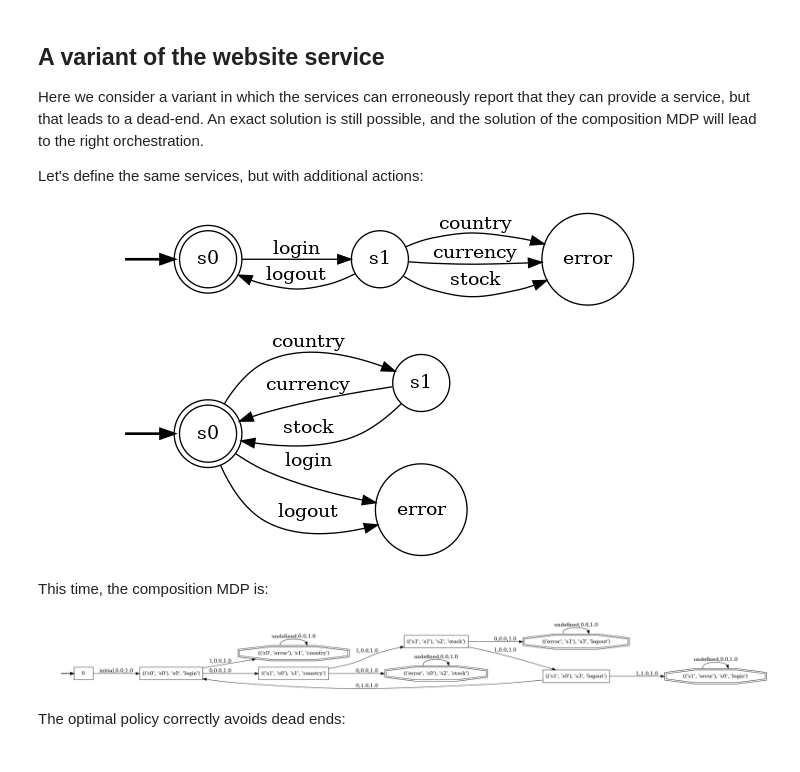
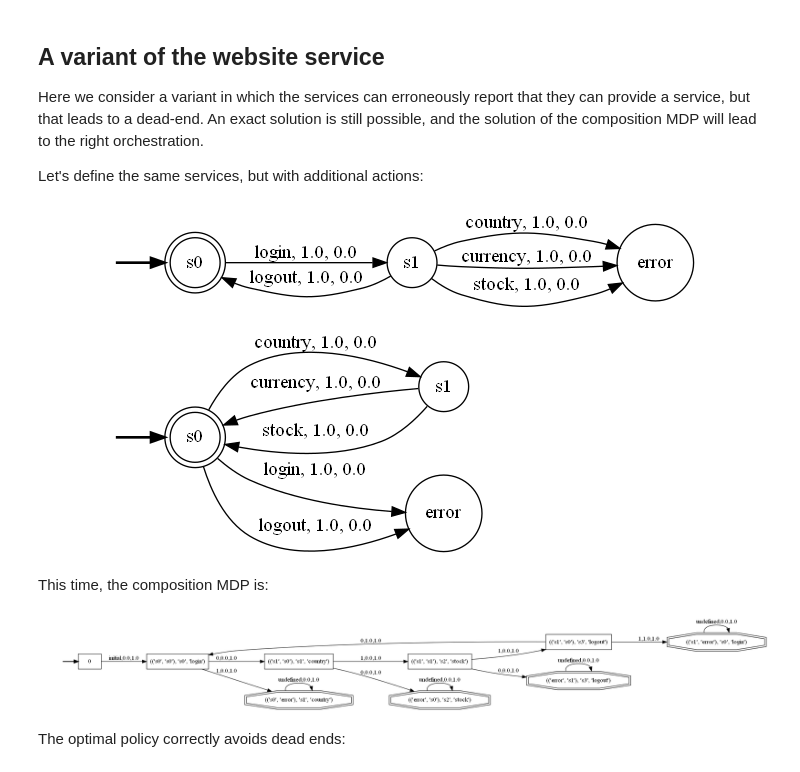
Before and after one commit to luusi/stochastic-service-composition, a Jupyter notebook: docs/notebooks/04-use-cases.ipynb, the cells around one changed output. Drawn from its saved outputs; the diff is of its cells as text; code cells hidden in the pictures.

```diff
--- a/docs/notebooks/04-use-cases.ipynb
+++ b/docs/notebooks/04-use-cases.ipynb
@@ -137,45 +137,45 @@ will lead to the right orchestration.
 Let's define the same services, but with additional
 actions:
 # %%
-login_service = build_service_from_transitions(
+login_service = build_deterministic_service_from_transitions(
     {
         "s0": {
             "login": "s1"
         },
         "s1": {
             "logout": "s0",
             "country": "error",
             "currency": "error",
             "stock": "error"
         },
         "error": {}
     },
     "s0",
     {"s0"}
 )
 
-form_service = build_service_from_transitions(
+form_service = build_deterministic_service_from_transitions(
     {
         "s0": {"login": "error", "logout": "error", "country": "s1"},
         "s1": {"currency": "s0", "stock": "s0"},
         "error": {}
     },
     "s0",
     {"s0"}
 )
 
 render_service(login_service)
 render_service(form_service)
 # %% [output]
-[figure, old version]
+[figure, new version]
-[figure, old version]
+[figure, new version]
 # %% [markdown]
 This time, the composition MDP is:
 # %%
 mdp = composition_mdp(target, login_service, form_service)
 render_composition_mdp(mdp)
 # %% [output]
-[figure, old version]
+[figure, new version]
 # %% [markdown]
 The optimal policy correctly avoids dead ends:
 # %%
```
Also changed, not shown: parts of 16 cells of this notebook, 17 other files.
